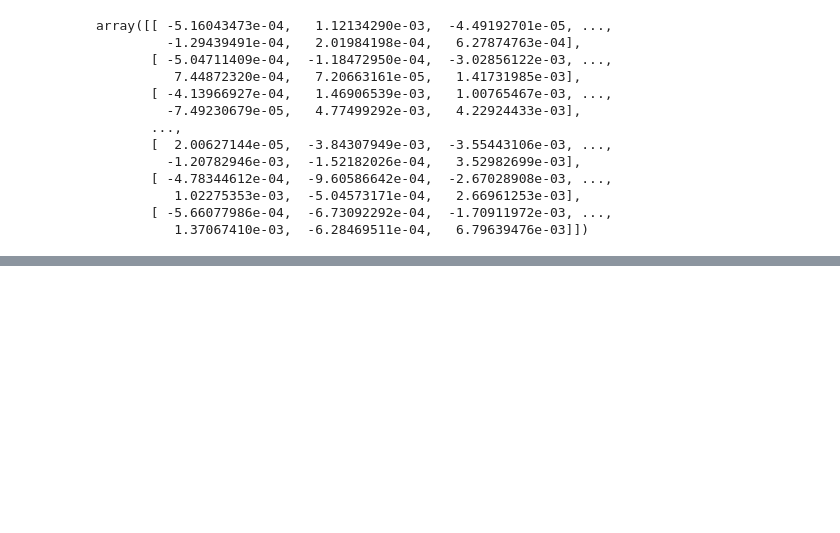
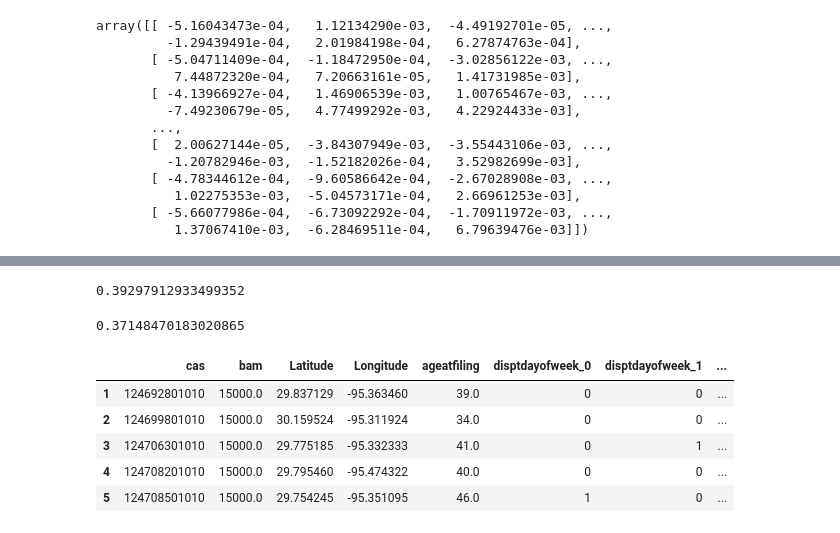
Before and after one commit to circushaase/harriscriminalcourt, a Jupyter notebook: Prostitution.ipynb, the cells around one changed output, grey strips where cells are left out. Saved outputs shown, nothing was run; the diff lists cells and outputs as text; code cells hidden in the pictures; blank space fills up the shorter version.

Commit message:
Test train split added

```diff
--- a/Prostitution.ipynb
+++ b/Prostitution.ipynb
@@ -201,0 +172,9 @@ array([[ -5.16043473e-04,   1.12134290e-03,  -4.49192701e-05, ...,
+# %%
+reg = LinearRegression().fit(X_train, y_train)
+reg.score(X_train, y_train)
+# %% [output]
+0.39297912933499352
+# %%
+reg.score(X_test, y_test)
+# %% [output]
+0.37148470183020865
@@ -201,0 +183,10 @@ array([[ -5.16043473e-04,   1.12134290e-03,  -4.49192701e-05, ...,
+# %%
+trial = xtrain.join(ytrain)
+trial.head()
+# %% [output]
+|  | cas | bam | Latitude | Longitude | ageatfiling | disptdayofweek_0 | disptdayofweek_1 | ... |
+| 1 | 124692801010 | 15000.0 | 29.837129 | -95.363460 | 39.0 | 0 | 0 | ... |
+| 2 | 124699801010 | 15000.0 | 30.159524 | -95.311924 | 34.0 | 0 | 0 | ... |
+| 3 | 124706301010 | 15000.0 | 29.775185 | -95.332333 | 41.0 | 0 | 1 | ... |
+| 4 | 124708201010 | 15000.0 | 29.795460 | -95.474322 | 40.0 | 0 | 0 | ... |
+| 5 | 124708501010 | 15000.0 | 29.754245 | -95.351095 | 46.0 | 1 | 0 | ... |
```
Also changed, not shown: parts of 22 cells of this notebook, 1 other file.
